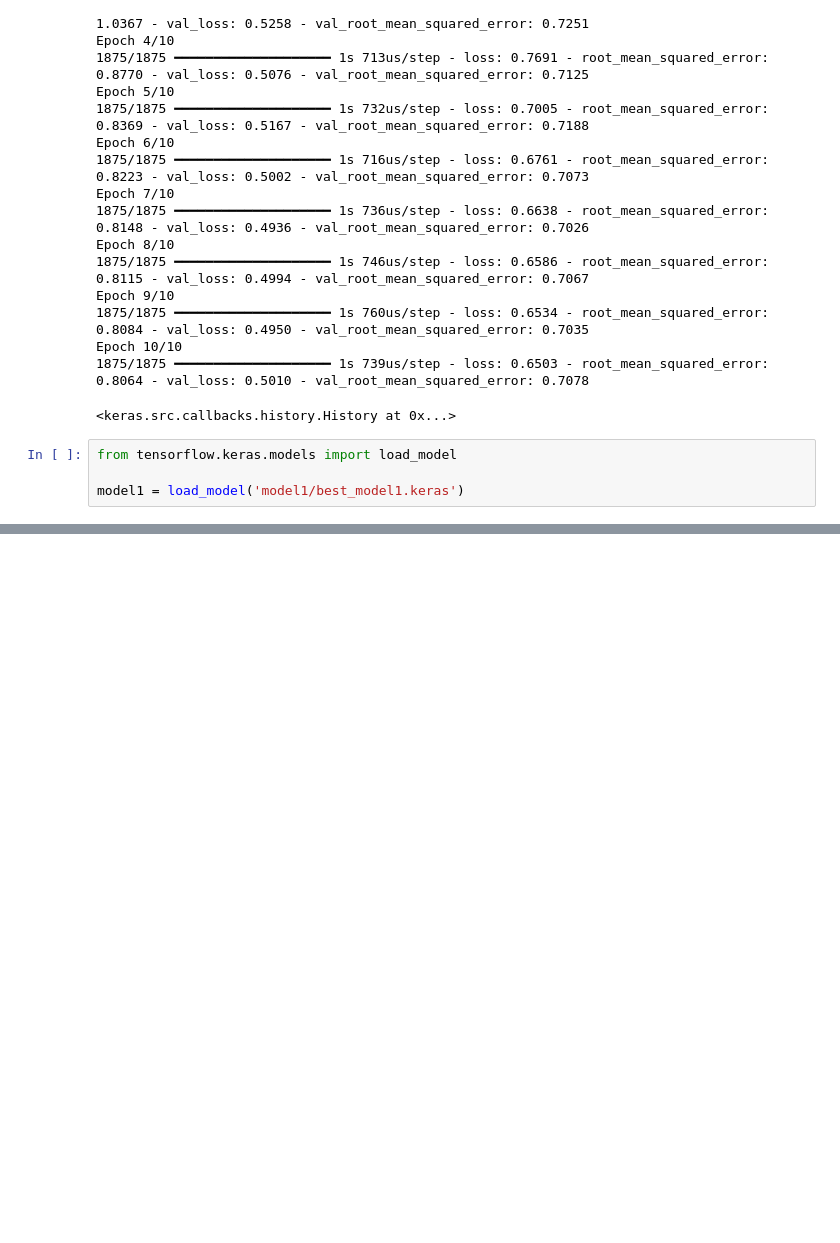
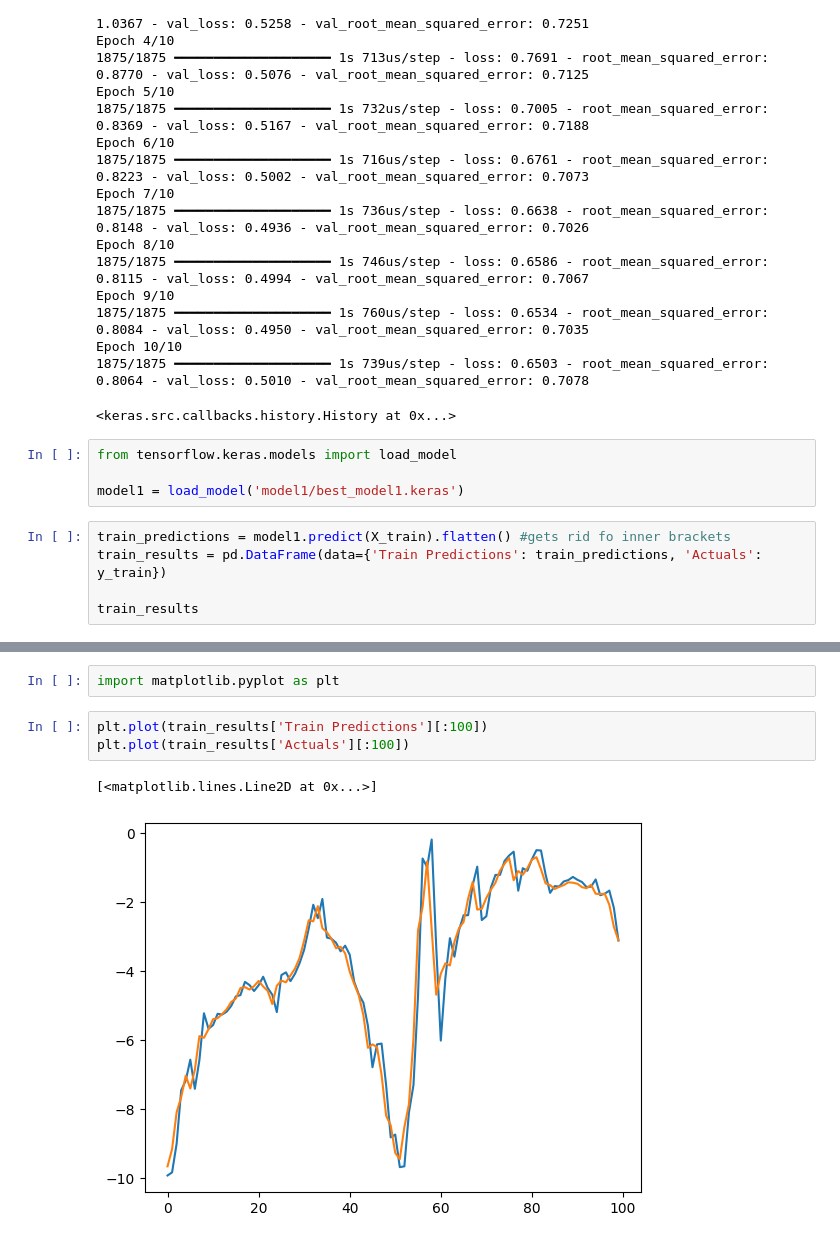
Before and after one commit to JusZhaVS/Kaggle-Binary-Prediction-with-a-Rainfall-Dataset, a Jupyter notebook: lstm.ipynb, the cells around one changed output, grey strips where cells are left out. Drawn from its saved outputs; the diff is of its cells as text; blank space fills up the shorter version.

```diff
--- a/lstm.ipynb
+++ b/lstm.ipynb
@@ -153,3 +153,8 @@ Epoch 10/10
 from tensorflow.keras.models import load_model
 
 model1 = load_model('model1/best_model1.keras')
+# %%
+train_predictions = model1.predict(X_train).flatten() #gets rid fo inner brackets
+train_results = pd.DataFrame(data={'Train Predictions': train_predictions, 'Actuals': y_train})
+
+train_results
@@ -155,0 +176,8 @@ model1 = load_model('model1/best_model1.keras')
+# %%
+import matplotlib.pyplot as plt
+# %%
+plt.plot(train_results['Train Predictions'][:100])
+plt.plot(train_results['Actuals'][:100])
+# %% [output]
+[<matplotlib.lines.Line2D at 0x...>]
+[figure, added]
```
Also changed, not shown: parts of 1 cell of this notebook.
